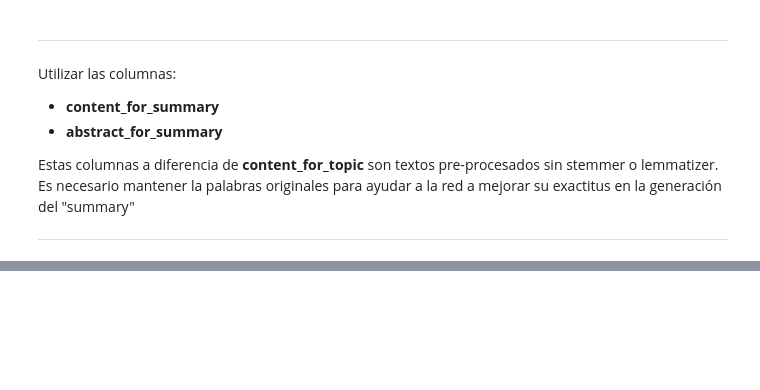
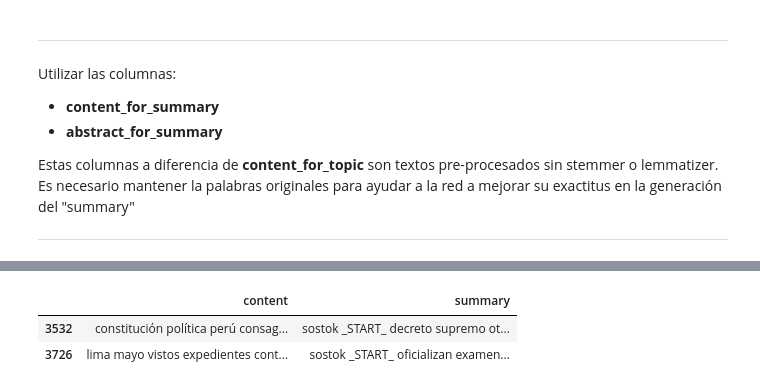
Before and after one commit to miltonpalacin/uni_09_nlp, a Jupyter notebook: 03.sumarizacion_sq2sq.ipynb, the cells around one changed output, grey strips where cells are left out. Drawn from its saved outputs; the diff is of its cells as text; code cells hidden in the pictures; blank space fills up the shorter version.

```diff
--- a/03.sumarizacion_sq2sq.ipynb
+++ b/03.sumarizacion_sq2sq.ipynb
@@ -70,0 +204,6 @@ ___
+# %%
+%%time
+#Add sostok and eostok at
+dataset_pre.summary = dataset_pre.summary.apply(lambda v : "sostok " + v + " eostok")
+dataset_pre.sample(2)
+# %% [output]
@@ -70,0 +212,3 @@ ___
+|  | content | summary |
+| 3532 | constitución política perú consag... | sostok _START_ decreto supremo ot... |
+| 3726 | lima mayo vistos expedientes cont... | sostok _START_ oficializan examen... |
```
Also changed, not shown: parts of 23 cells of this notebook, 2 other files.
